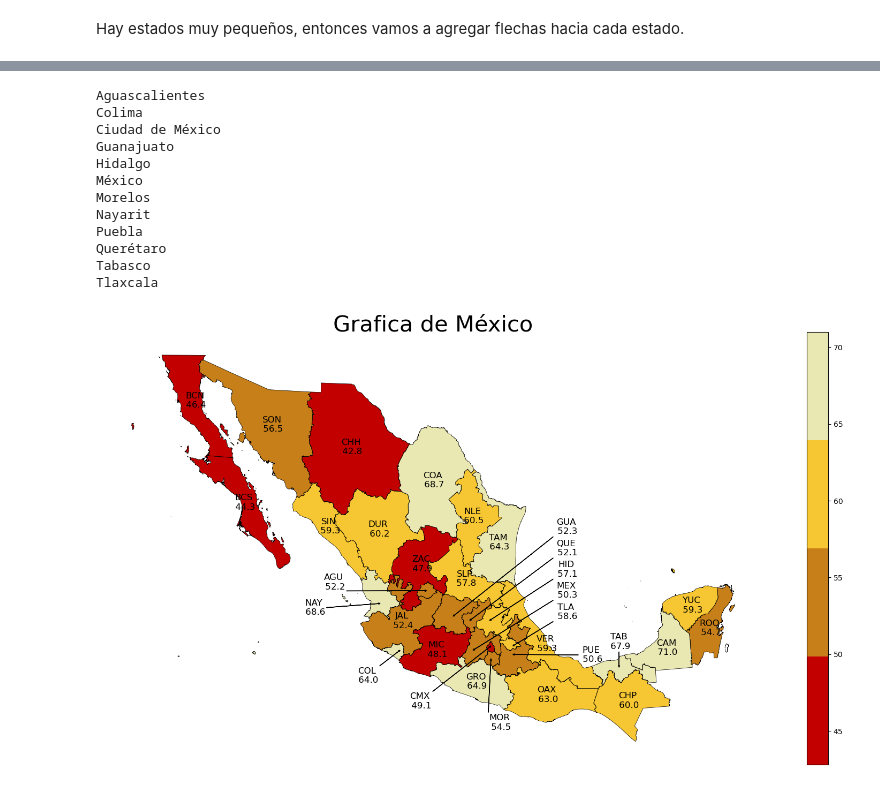
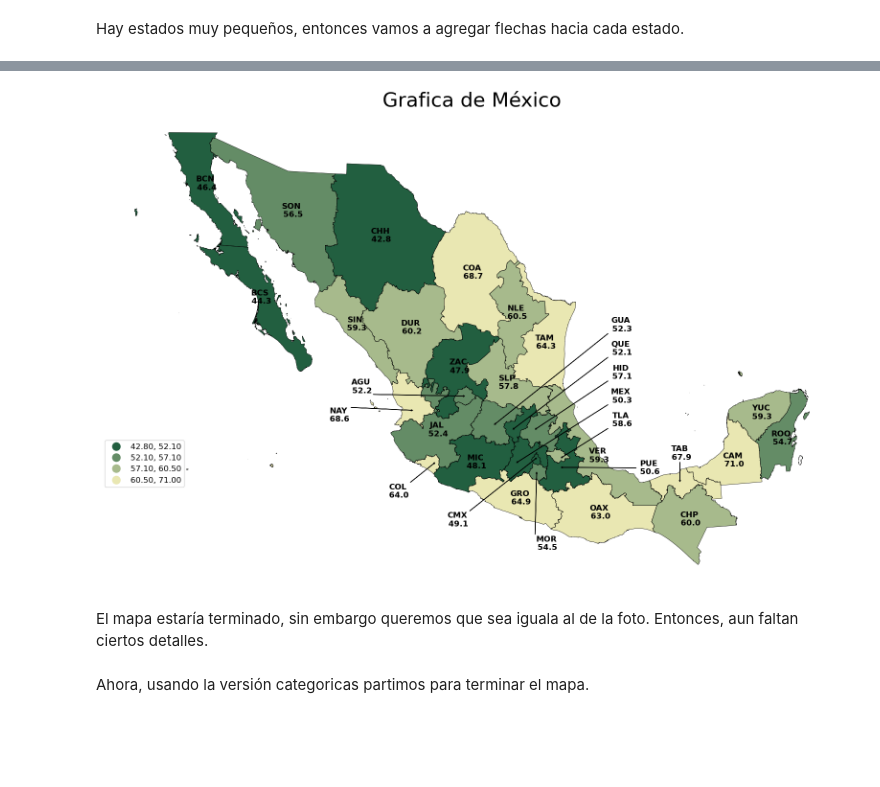
Before and after one commit to Dust1920/SIM26, a Jupyter notebook: visualization/maps_mexico.ipynb, the cells around one changed output, grey strips where cells are left out. Saved outputs shown, nothing was run; the diff lists cells and outputs as text; code cells hidden in the pictures; blank space fills up the shorter version.

```diff
--- a/visualization/maps_mexico.ipynb
+++ b/visualization/maps_mexico.ipynb
@@ -152,7 +165,7 @@ mexico['Abreviatura'] = abr
 mexico.set_index('NOMGEO',drop=True,inplace=True)
 
 ax = mexico.plot(figsize=(10,10), legend = True,
-            cmap = new_cmap(article_colors))
+            cmap = cmap_revista)
 area_limit = mexico.geometry.area['Yucatán']
 mini_estados = []
 for estado in mexico.index:
@@ -183,7 +196,7 @@ def text_block(content, pos):
     return pos
 
 ax = mexico.plot(figsize=(10,10), legend = True,
-            cmap = new_cmap(article_colors))
+            cmap = cmap_revista)
 area_limit = mexico.geometry.area['Yucatán']
 for estado in mexico.index:
     if mexico.geometry.area[estado] >= area_limit:
@@ -313,0 +223,7 @@ mexico
+# %%
+import pandas as pd
+
+data = pd.read_excel("..\\tidy_data\\Confianza\\MuchaAlgoConfianza.xlsx")
+data.columns = ['NOMGEO',data.columns[1], data.columns[2]]
+data.iloc[15,0] = 'México'
+data
@@ -313,0 +250,9 @@ mexico
+# %%
+mexico_conf = mexico_cvegeo.merge(data, on = 'NOMGEO', how = 'right')
+
+mexico_conf.iloc[0,:] = ['00','00','Estados Unidos Mexicanos', None, 54.1, 45.1]
+mexico_conf['Abreviatura'] = ['...'] + abr
+mexico_conf.set_index('NOMGEO', drop=True, inplace=True)
+mexico_save = mexico_conf.copy()
+mexico_conf = mexico_conf[['Abreviatura','geometry','Gobierno Federal','Gobierno Estatal']]
+mexico_conf
@@ -314,60 +278,55 @@ mexico
 # %%
-def arrow(text, position, text_position):
+def arrow(text, position, text_position, ax):
     ax.annotate(text, xy=position, xytext=text_position,
                 arrowprops=dict(facecolor='k', width=0.1, headwidth=2, headlength = 2),
                 ha='center', va='center', fontsize=12,
-                xycoords=ax.transAxes)
+                xycoords=ax.transAxes, weight = 'bold')
     return text_position
 
-def text_block(content, pos):
+def text_block(content, pos, ax):
     ax.annotate(text = content,
                     xy=pos,
                     fontsize=12,
                     horizontalalignment='center',
-                    verticalalignment='center')
+                    verticalalignment='center',
+                    weight = 'bold')
     return pos
 
 arrow_positions = [(0.490, 0.400), (0.450, 0.260), (0.587, 0.270),
                    (0.530, 0.340), (0.585, 0.330), (0.560, 0.260),
                    (0.587, 0.240), (0.420, 0.370), (0.620, 0.250),
                    (0.555, 0.330), (0.780, 0.220), (0.620, 0.270)]
 texti_positions = [(0.350, 0.420), (0.400, 0.200), (0.480, 0.140),
                    (0.700, 0.550), (0.700, 0.450), (0.700, 0.400),
                    (0.600, 0.090), (0.320, 0.360), (0.738, 0.249),
                    (0.700, 0.500), (0.780, 0.280), (0.700, 0.350)]
 
-# Por esto pedimos la posición de regreso. :)
 
 
-ax = mexico.plot('Confianza Positiva %', figsize=(20,15), cmap = new_cmap(article_colors),
-                  legend=True, legend_kwds = {'shrink': 0.7})
-mexico.boundary.plot(lw=0.5, color='black', ax=ax)
+ax = mexico_conf.plot('Gobierno Federal', figsize=(20,15), cmap = cmap_revista,
+                  legend=True, scheme = 'quantiles',k = 4,
+                  legend_kwds={'loc':'lower left',
+                               'bbox_to_anchor':(0, .2),
+                               'markerscale':1.29,
+                               'title_fontsize':'large',
+                               'fontsize':'large'})
+mexico_conf.boundary.plot(lw=0.5, color='black', ax=ax)
 ax.set_axis_off()
 ax.set_title('Grafica de México', fontsize = 30)
 area_limit = mexico.geometry.area['Yucatán']
 mini = 0
-for estado in mexico.index:
-    if mexico.geometry.area[estado] >= area_limit:
-        text_block(mexico.loc[estado,'Abreviatura'] + f"\n {mexico.loc[estado,'Confianza Positiva %']}",
-                   mexico.loc[estado,:].geometry.centroid.coords[0])
+for estado in mexico_conf.index:
+    if estado == 'Estados Unidos Mexicanos':
+        continue
+    if mexico_conf.geometry.area[estado] >= area_limit:
+        text_block(mexico_conf.loc[estado,'Abreviatura'] + f"\n {mexico_conf.loc[estado,'Gobierno Federal']}",
+                   mexico_conf.loc[estado,:].geometry.centroid.coords[0], ax=ax)
     else:
-        _ = arrow(mexico.loc[estado,'Abreviatura'] + f"\n {mexico.loc[estado,'Confianza Positiva %']}",
-                  arrow_positions[mini], texti_positions[mini])
-        print(estado)
+        _ = arrow(mexico_conf.loc[estado,'Abreviatura'] + f"\n {mexico_conf.loc[estado,'Gobierno Federal']}",
+                  arrow_positions[mini], texti_positions[mini],ax = ax)
+    # Por esto pedimos la posición de regreso. :)
         mini +=1
 
 plt.savefig('Mexico.png')
 # %% [output]
-Aguascalientes
-Colima
-Ciudad de México
-Guanajuato
-Hidalgo
-México
-Morelos
-Nayarit
-Puebla
-Querétaro
-Tabasco
-Tlaxcala
-[figure, old version]
+[figure, new version]
@@ -396,0 +333,2 @@ mexico.boundary.plot(lw=0.5, color='black', ax=ax)
+# %% [markdown]
+El mapa estaría terminado, sin embargo queremos que sea iguala al de la foto. Entonces, aun faltan ciertos detalles.
@@ -396,0 +385,2 @@ mexico.boundary.plot(lw=0.5, color='black', ax=ax)
+# %% [markdown]
+Ahora, usando la versión categoricas partimos para terminar el mapa.
```
Also changed, not shown: parts of 27 cells of this notebook, 6 other files.
